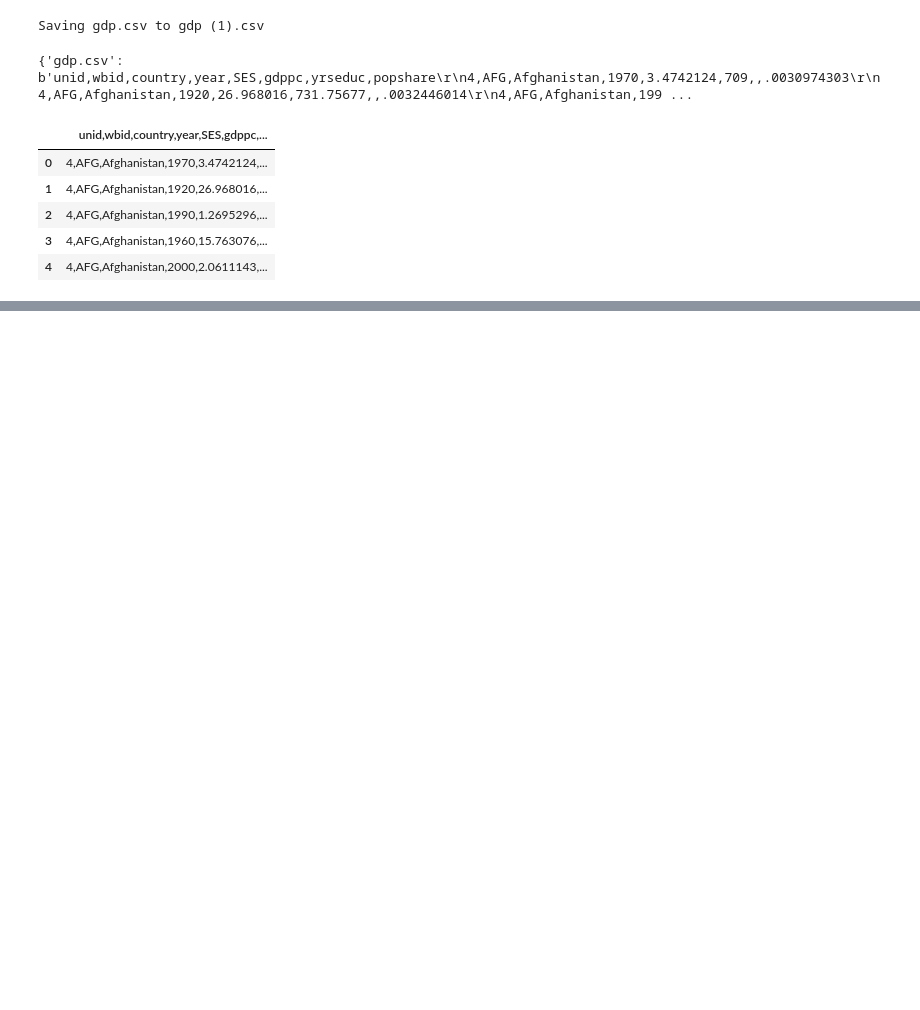
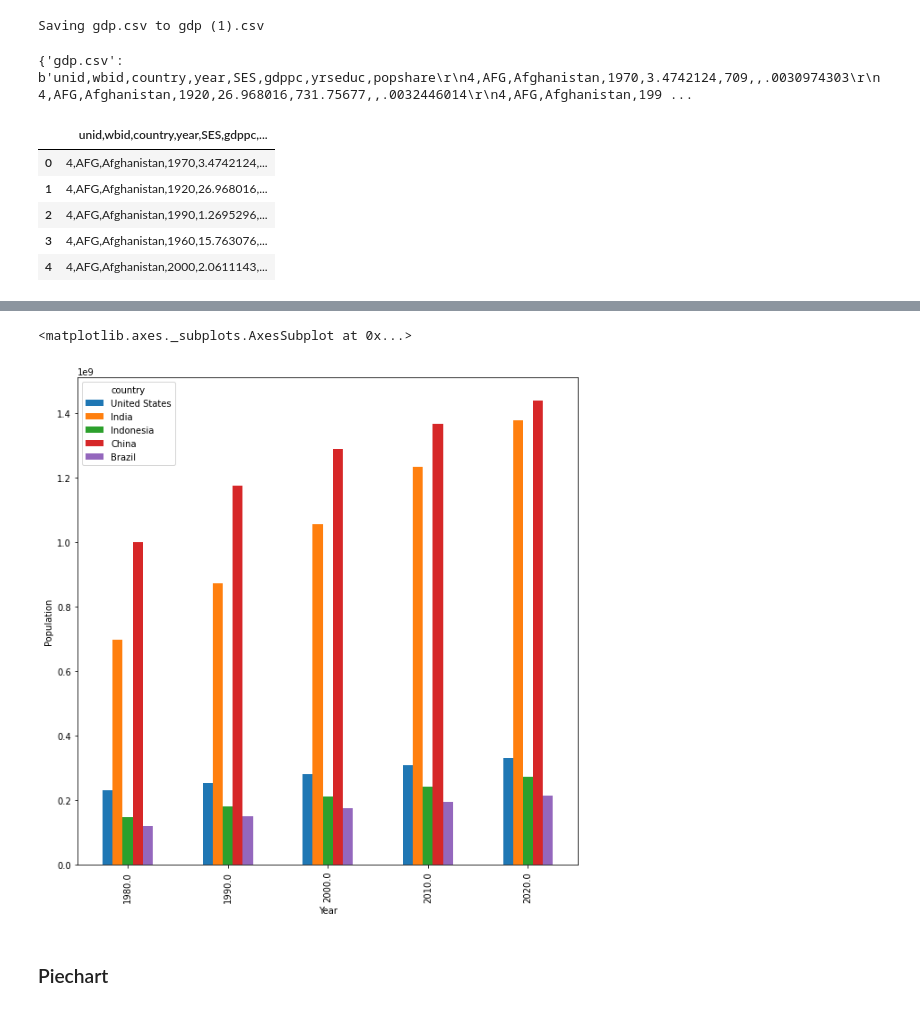
Before and after one commit to lovelyoyrmia/machine-learning-notebook, a Jupyter notebook: data_analytics_learning.ipynb, the cells around one changed output, grey strips where cells are left out. Drawn from its saved outputs; the diff is of its cells as text; code cells hidden in the pictures; blank space fills up the shorter version.

```diff
--- a/data_analytics_learning.ipynb
+++ b/data_analytics_learning.ipynb
@@ -423,0 +506,7 @@ df.head()
+# %%
+df_pivot_sample.plot(kind='bar', figsize=(10, 10), xlabel='Year', ylabel='Population')
+# %% [output]
+<matplotlib.axes._subplots.AxesSubplot at 0x...>
+[figure, added]
+# %% [markdown]
+### Piechart
```
Also changed, not shown: parts of 24 cells of this notebook.
